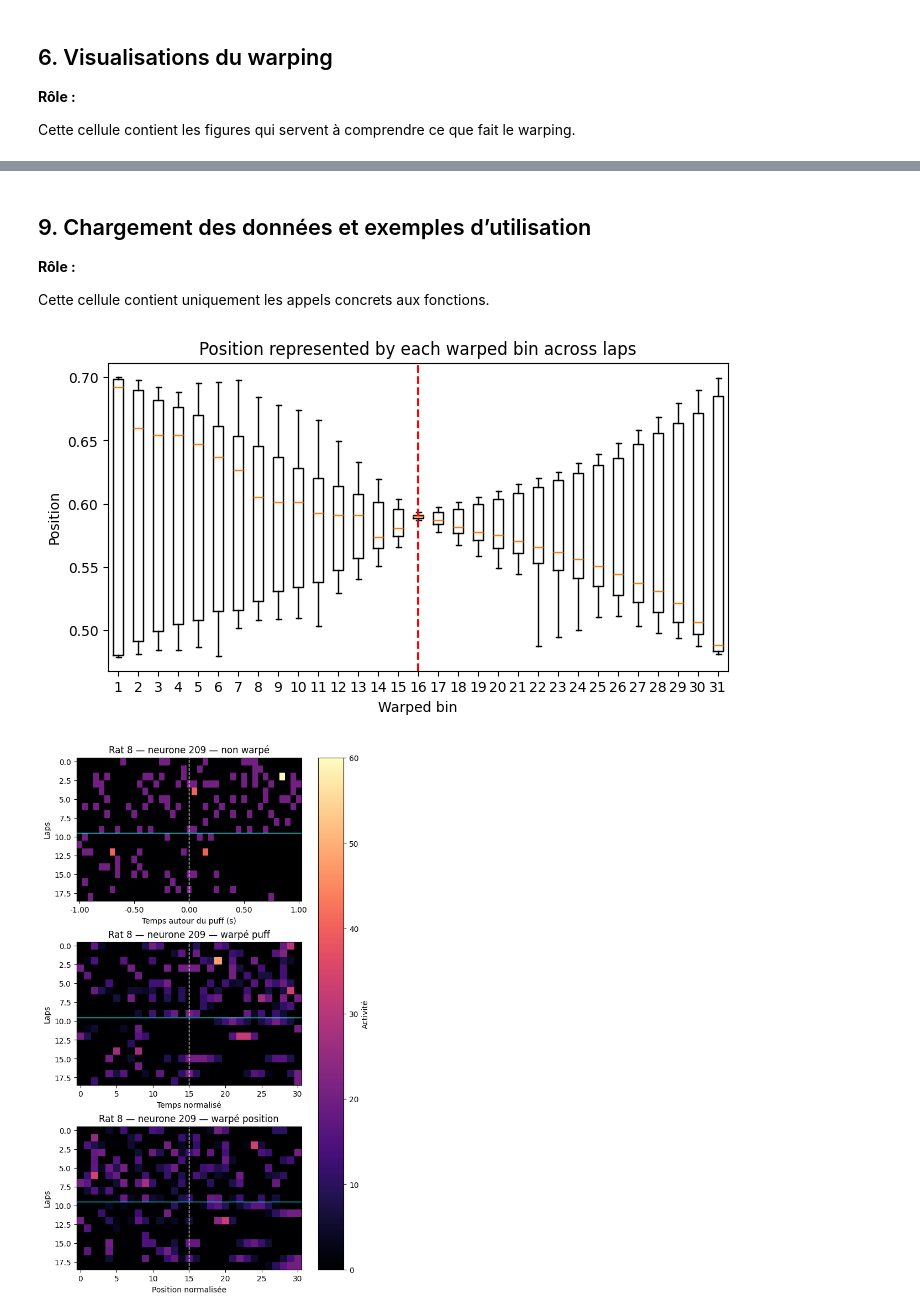
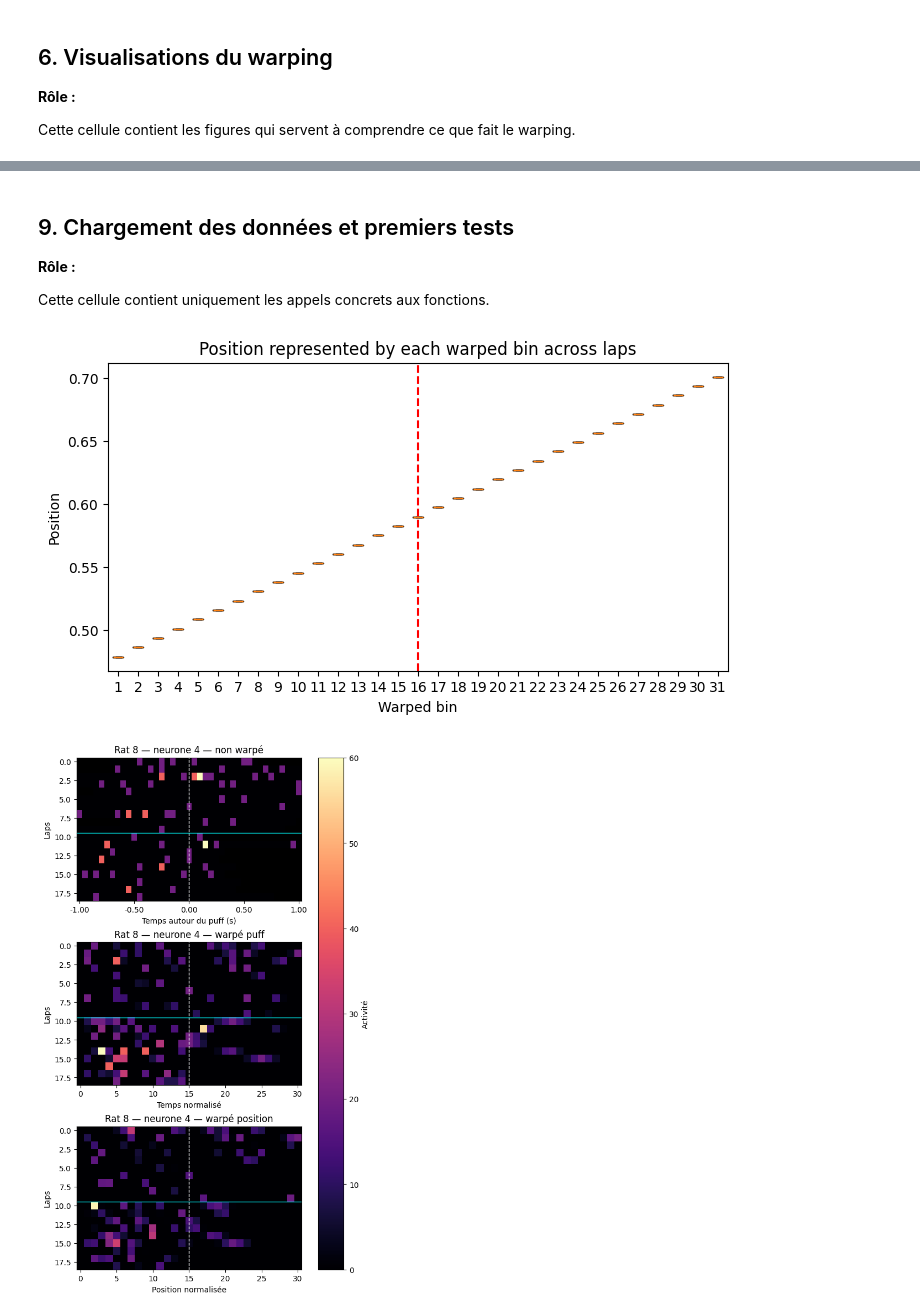
Before and after one commit to Clairaxe/Stage, a Jupyter notebook: projet/main/3_TimeWarp.ipynb, the cells around one changed output, grey strips where cells are left out. Cells and saved outputs as stored; diff of their text form; code cells hidden in the pictures.

```diff
--- a/projet/main/3_TimeWarp.ipynb
+++ b/projet/main/3_TimeWarp.ipynb
@@ -303,8 +303,20 @@ def warp_spike_segment_by_position(seg_spk, seg_x, x_new):
         seg_x = seg_x[::-1]
         seg_spk = seg_spk[:, ::-1]
 
-    uniq_x, uniq_idx = np.unique(seg_x, return_index=True)
-    seg_spk = seg_spk[:, uniq_idx]
+    # uniq_x, uniq_idx = np.unique(seg_x, return_index=True)
+    # seg_spk = seg_spk[:, uniq_idx]
+
+    # mean of spikes at the same position rather than taking the first one
+    uniq_x = np.unique(seg_x)
+
+    seg_spk_mean = np.zeros((seg_spk.shape[0], len(uniq_x)))
+
+    for i, x_val in enumerate(uniq_x):
+        mask = seg_x == x_val
+        seg_spk_mean[:, i] = seg_spk[:, mask].mean(axis=1)
+
+    seg_x = uniq_x
+    seg_spk = seg_spk_mean
 
     if len(uniq_x) < 2:
         raise ValueError("Not enough distinct positions for interpolation.")
@@ -445,6 +457,11 @@ def build_warped_lap_tensor(
         seg_spk = spk_sess[neuron_idx][:, idx]
         seg_x = x[idx]
 
+        # may need to comment this ...
+        if lap["dir"] == -1:
+            seg_x = seg_x[::-1]
+            seg_spk = seg_spk[:, ::-1]
+
         try:
             if warp_mode == "puff_time":
                 warped = warp_spike_segment_piecewise(seg_spk, seg_x, pos_puff, n_bins=n_time_bins)
@@ -468,7 +485,7 @@ def build_warped_lap_tensor(
     if len(warped_laps) == 0:
         raise ValueError("No laps kept after warping step.")
 
-    X = np.stack(warped_laps, axis=2)                    # neurons x time x laps
+    X = np.stack(warped_laps, axis=2)                      # neurons x time x laps
     warped_positions = np.stack(warped_positions, axis=1)  # time x laps
 
     info = {
@@ -627,6 +644,10 @@ def build_warped_matrix_for_neuron(
         seg_spk = spk_sess[neuron_idx:neuron_idx+1, idx]  # 1 x T
         seg_x = x[idx]
 
+        if lap["dir"] == -1:
+            seg_x = seg_x[::-1]
+            seg_spk = seg_spk[:, ::-1]
+
         try:
             if warp_mode == "puff_time":
                 warped = warp_spike_segment_piecewise(seg_spk, seg_x, pos_puff, n_bins=n_time_bins)
@@ -861,7 +880,7 @@ def run_nmf(M, n_components=5, seed=0, max_iter=1000):
     H = model.components_
     return W, H, model
 # %% [markdown]
-## 9. Chargement des données et exemples d’utilisation
+## 9. Chargement des données et premiers tests
 
 **Rôle :**
 
@@ -869,34 +888,31 @@ Cette cellule contient uniquement les appels concrets aux fonctions.
 # %%
 data_8 = scipy.io.loadmat('../data/Rat8-20130713_proces_bin5.mat')
 data_11 = scipy.io.loadmat('../data/Rat11-20150327_proces_bin5.mat')
 
 X_tensor, info_tensor = build_warped_lap_tensor(
     data_8,
     session="run",
     dt_ms=50,
     use_regions="HB",
     excit_only=True,
     restrict_to_puff_zone=True,
     n_time_bins=31,
-    warp_mode="puff_time",
+    warp_mode="position",
 )
 
 plot_warped_bin_positions(info_tensor)
 
 plot_three_pellegrino_style(
     data_full=data_8,
-    neuron_idx=209,
+    neuron_idx=4,
     session="run",
     dt_ms=50,
     halfwidth_cm=20,
     n_time_bins=31,
-    t_before_s=1.0,
-    t_after_s=1.0,
+    t_before_s=1,
+    t_after_s=1,
     rat_name="Rat 8",
 )
-
-M = tensor_to_neuron_slicing(X_tensor)
-W, H, model = run_nmf(M, n_components=5, seed=0)
 # %% [output]
-[figure, old version]
+[figure, new version]
-[figure, old version]
+[figure, new version]
```
Also changed, not shown: parts of 15 cells of this notebook, 3 other files.
